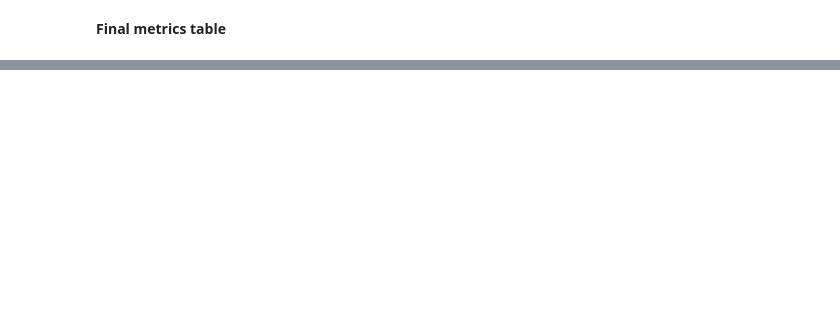
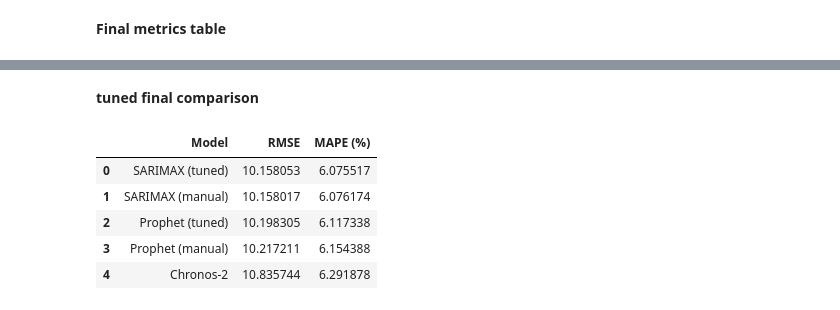
Before and after one commit to Sarathchandrrra/supply-chain-demand-forecasting-chronos-prophet-sarimax, a Jupyter notebook: Chronos_vs_Prophet_vs_Statsmodels_on_Supply_Chain_Demand.ipynb, the cells around one changed output, grey strips where cells are left out. Cells and saved outputs as stored; diff of their text form; code cells hidden in the pictures; blank space fills up the shorter version.

```diff
--- a/Chronos_vs_Prophet_vs_Statsmodels_on_Supply_Chain_Demand.ipynb
+++ b/Chronos_vs_Prophet_vs_Statsmodels_on_Supply_Chain_Demand.ipynb
@@ -291,0 +533,35 @@ results.sort_values("MAPE (%)").reset_index(drop=True)
+# %% [markdown]
+**tuned final comparison**
+# %%
+results_tuned = pd.DataFrame({
+    "Model": [
+        "SARIMAX (manual)",
+        "SARIMAX (tuned)",
+        "Prophet (manual)",
+        "Prophet (tuned)",
+        "Chronos-2",
+    ],
+    "RMSE": [
+        sarimax_rmse,
+        best_rmse,
+        prophet_rmse,
+        prophet_best_rmse,
+        chronos_rmse,
+    ],
+    "MAPE (%)": [
+        sarimax_mape,
+        best_mape,
+        prophet_mape,
+        prophet_best_mape,
+        chronos_mape,
+    ],
+})
+
+results_tuned.sort_values("MAPE (%)").reset_index(drop=True)
+# %% [output]
+|  | Model | RMSE | MAPE (%) |
+| 0 | SARIMAX (tuned) | 10.158053 | 6.075517 |
+| 1 | SARIMAX (manual) | 10.158017 | 6.076174 |
+| 2 | Prophet (tuned) | 10.198305 | 6.117338 |
+| 3 | Prophet (manual) | 10.217211 | 6.154388 |
+| 4 | Chronos-2 | 10.835744 | 6.291878 |
```
Also changed, not shown: parts of 14 cells of this notebook.
